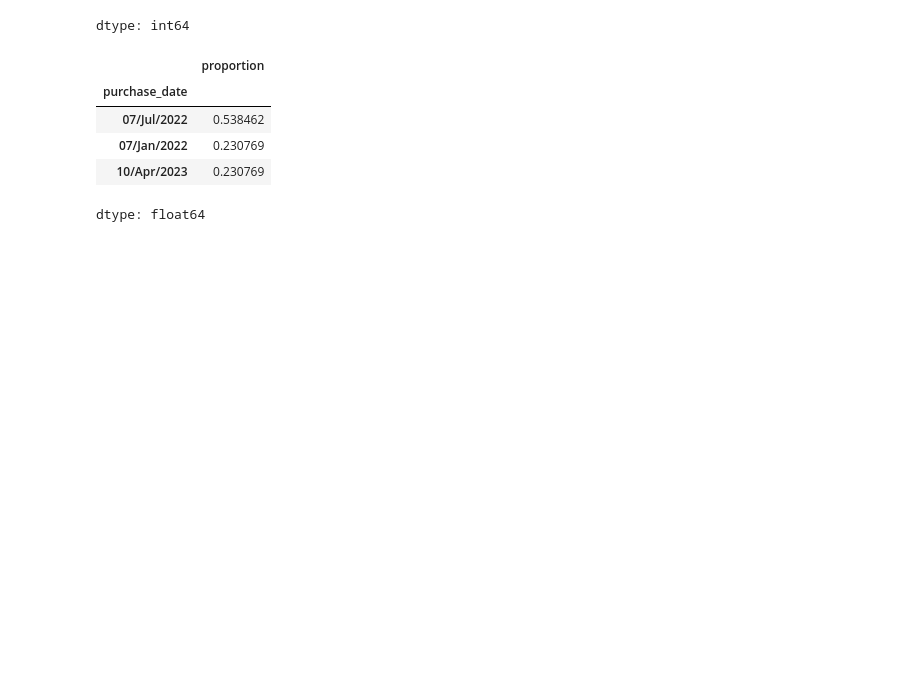
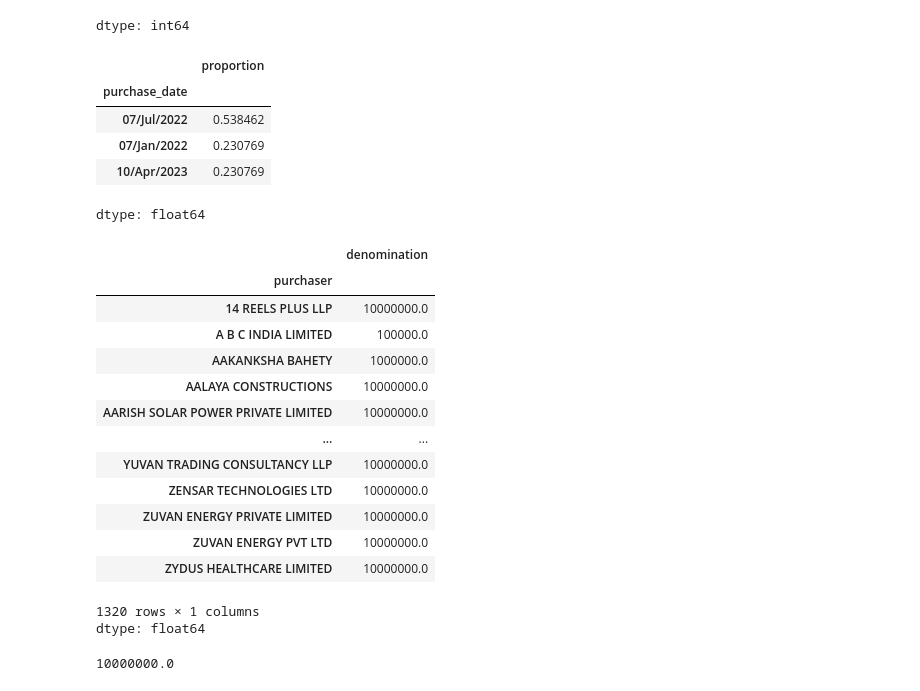
Before and after one commit to ROHIT318/python-practice, a Jupyter notebook: learn_pandas.ipynb, the cells around one changed output. Saved outputs shown, nothing was run; the diff lists cells and outputs as text; code cells hidden in the pictures; blank space fills up the shorter version.

```diff
--- a/learn_pandas.ipynb
+++ b/learn_pandas.ipynb
@@ -138,3 +138,26 @@ purchaser_group['purchase_date'].value_counts(normalize=True).loc['YOGA BUILDERS
 | 07/Jan/2022 | 0.230769 |
 | 10/Apr/2023 | 0.230769 |
 dtype: float64
+# %%
+# Column of grouped data on which you want to apply aggregated function
+purchaser_group['denomination'].median()
+# %% [output]
+|  | denomination |
+| purchaser |  |
+| 14 REELS PLUS LLP | 10000000.0 |
+| A B C INDIA LIMITED | 100000.0 |
+| AAKANKSHA BAHETY | 1000000.0 |
+| AALAYA CONSTRUCTIONS | 10000000.0 |
+| AARISH SOLAR POWER PRIVATE LIMITED | 10000000.0 |
+| ... | ... |
+| YUVAN TRADING CONSULTANCY LLP | 10000000.0 |
+| ZENSAR TECHNOLOGIES LTD | 10000000.0 |
+| ZUVAN ENERGY PRIVATE LIMITED | 10000000.0 |
+| ZUVAN ENERGY PVT LTD | 10000000.0 |
+| ZYDUS HEALTHCARE LIMITED | 10000000.0 |
+1320 rows × 1 columns
+dtype: float64
+# %%
+purchaser_group['denomination'].median().loc['ZYDUS HEALTHCARE LIMITED']
+# %% [output]
+10000000.0
```
Also changed, not shown: parts of 1 cell of this notebook.
